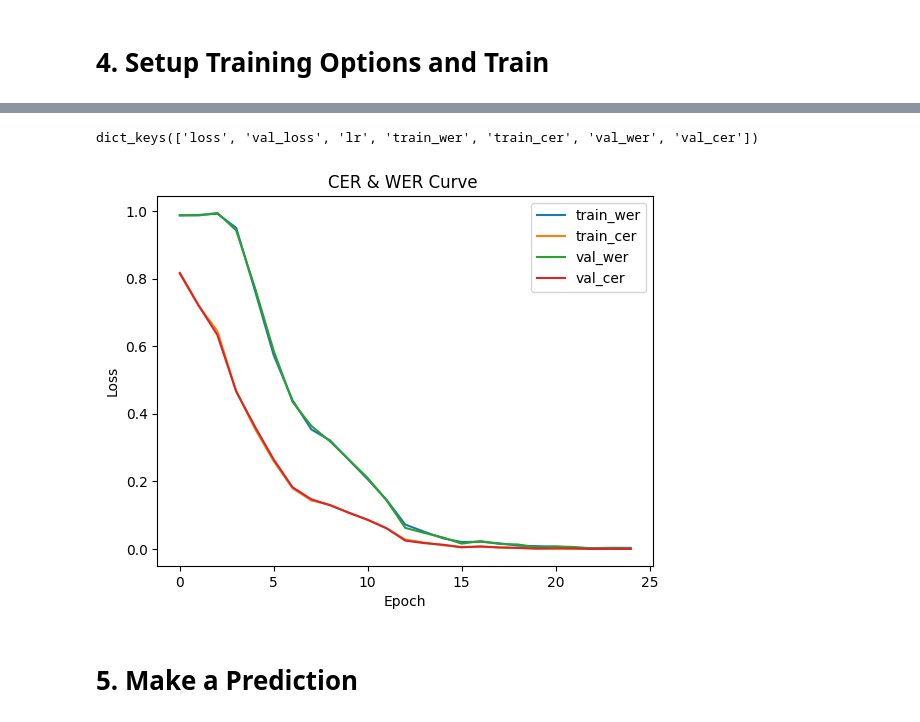
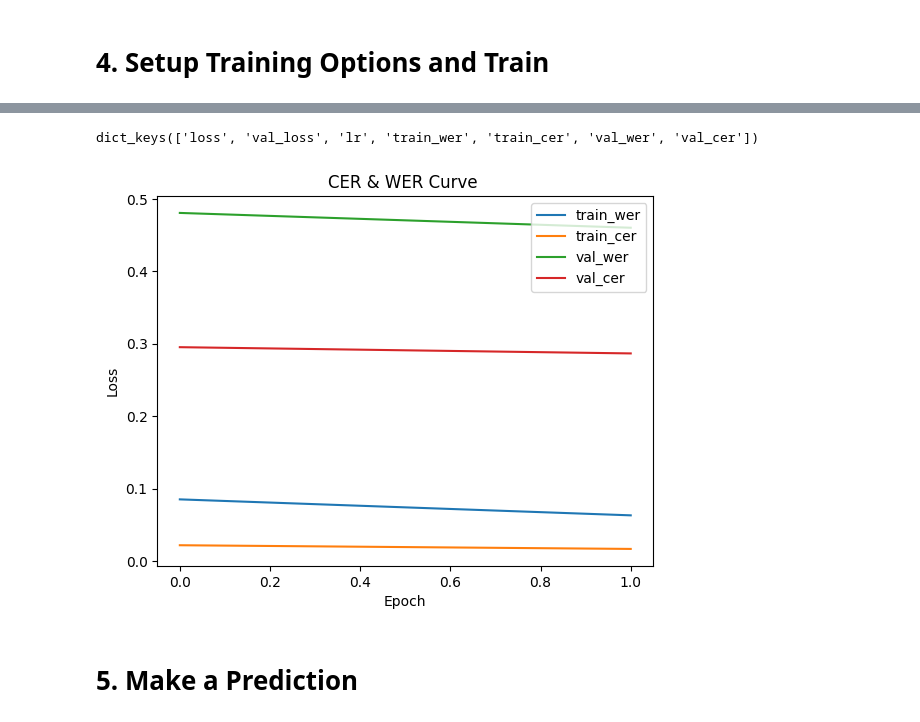
Before and after one commit to liazylee/lip_reading, a Jupyter notebook: src/lipNet/LipNet_modify_with_higher_resolution_and_more_datasets.ipynb, the cells around one changed output, grey strips where cells are left out. Drawn from its saved outputs; the diff is of its cells as text; code cells hidden in the pictures.

```diff
--- a/src/lipNet/LipNet_modify_with_higher_resolution_and_more_datasets.ipynb
+++ b/src/lipNet/LipNet_modify_with_higher_resolution_and_more_datasets.ipynb
@@ -223,7 +243,7 @@ def mappable_function(path: str) -> List[str]:
 # 2. Create Data Pipeline
 # %%
 data = tf.data.Dataset.list_files(DIR + '**/*.mpg', shuffle=False)  # list all the files
-data = data.shuffle(1024, reshuffle_each_iteration=False)
+data = data.shuffle(500, reshuffle_each_iteration=True)
 data = data.map(mappable_function, num_parallel_calls=tf.data.AUTOTUNE)  # map the function to the data
 #automoatically pad the largest one
 data = data.padded_batch(4, padded_shapes=([75, 70, 140, 1], [41]))
@@ -483,7 +503,7 @@ from datetime import datetime
 log_dir = "logs/fit/" + datetime.now().strftime("%Y-%m-%d-%H%M")
 tensorboard_callback = tf.keras.callbacks.TensorBoard(log_dir=log_dir, histogram_freq=1)
 # %%
-model.fit(train, validation_data=test, epochs=100, workers=4,
+model.fit(train, validation_data=test, epochs=60, workers=4, initial_epoch=44,
           callbacks=[checkpoint_callback, schedule_callback, wer_cer_callback, tensorboard_callback])
 
 # caculate the loss
@@ -518,23 +532,23 @@ loss_history = model.history.history
 # %%
 # draw the loss curve
 print(loss_history.keys())
 # plt.plot(loss_history['loss'], label='loss')
 # plt.plot(loss_history['val_loss'], label='val_loss')
 plt.plot(loss_history['train_wer'], label='train_wer')
 plt.plot(loss_history['train_cer'], label='train_cer')
 plt.plot(loss_history['val_wer'], label='val_wer')
 plt.plot(loss_history['val_cer'], label='val_cer')
 # x label and y label
 plt.xlabel('Epoch')
 plt.ylabel('Loss')
 plt.title('CER & WER Curve ')
 plt.legend(loc='upper right')
-filename = 'CER_WER_140*70.png'
+filename = 'CER_WER_140*70_L.png'
 plt.savefig(filename)
 plt.show()
 # %% [output]
 dict_keys(['loss', 'val_loss', 'lr', 'train_wer', 'train_cer', 'val_wer', 'val_cer'])
-[figure, old version]
+[figure, new version]
 # %% [markdown]
 
 # 5. Make a Prediction
```
Also changed, not shown: parts of 9 cells of this notebook, 1 other file.
